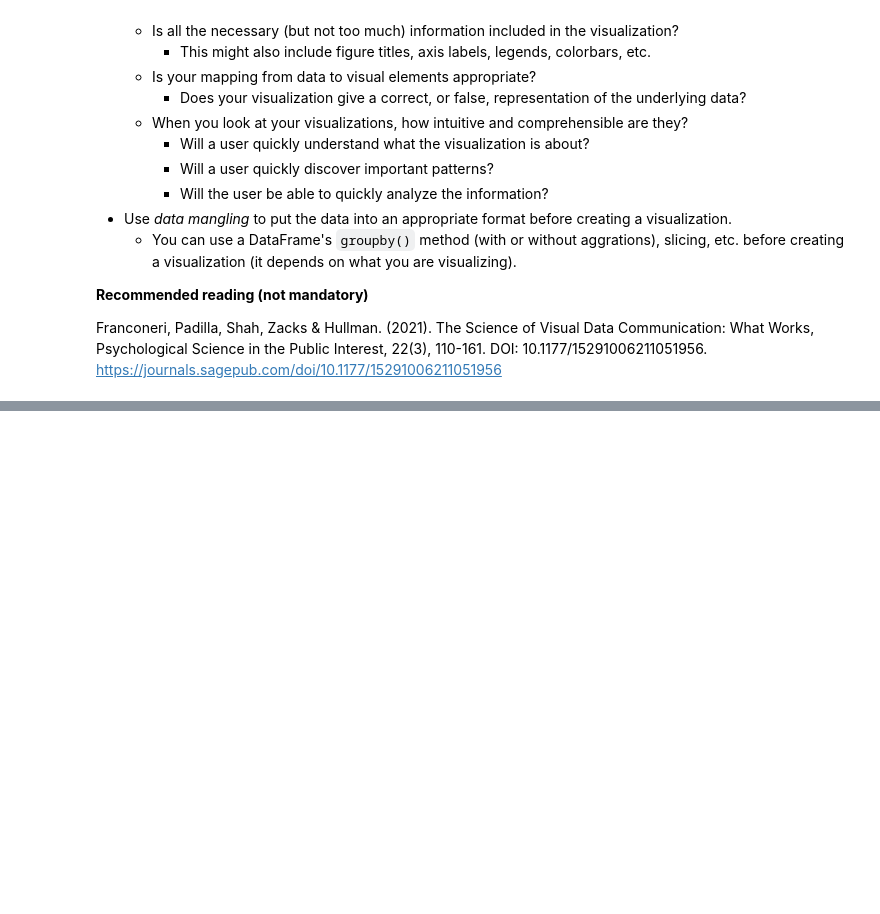
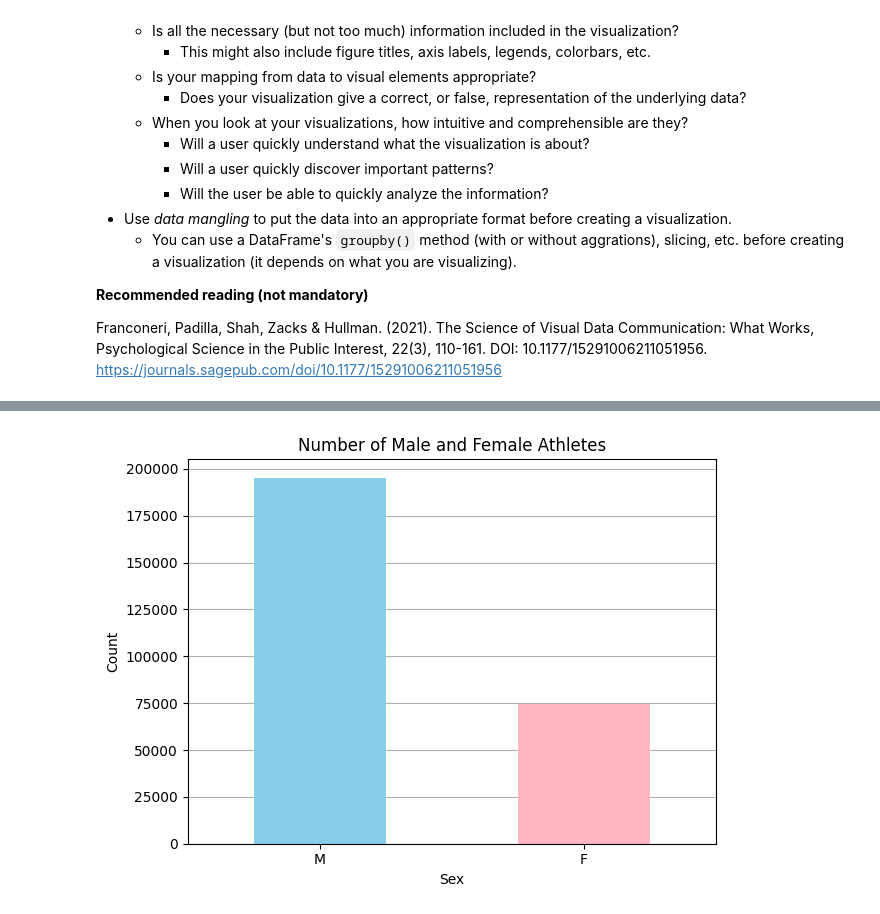
Before and after one commit to 05c4r-1337/DataVisAssignment, a Jupyter notebook: assignment.ipynb, the cells around one changed output, grey strips where cells are left out. Saved outputs shown, nothing was run; the diff lists cells and outputs as text; code cells hidden in the pictures; blank space fills up the shorter version.

```diff
--- a/assignment.ipynb
+++ b/assignment.ipynb
@@ -616,6 +700,20 @@ Create a visualization showing the number of Male and Female athletes.
 </details>
 # %%
 # TODO: Write your code here to visualize the distribution of Male and Female athletes.
+
+sex_counts = df["Sex"].value_counts()
+
+sex_counts.plot(kind="bar", color=["skyblue", "lightpink"])
+plt.grid(axis="y")
+plt.gca().set_axisbelow(True)
+plt.title("Number of Male and Female Athletes")
+plt.ylabel("Count")
+plt.xlabel("Sex")
+plt.xticks(rotation=0)
+plt.tight_layout()
+plt.show()
+# %% [output]
+[figure, added]
 # %% [markdown]
 ---
 ## Task 3.2 Visualize the Distribution of Athletes' Age
```
Also changed, not shown: parts of 16 cells of this notebook.
